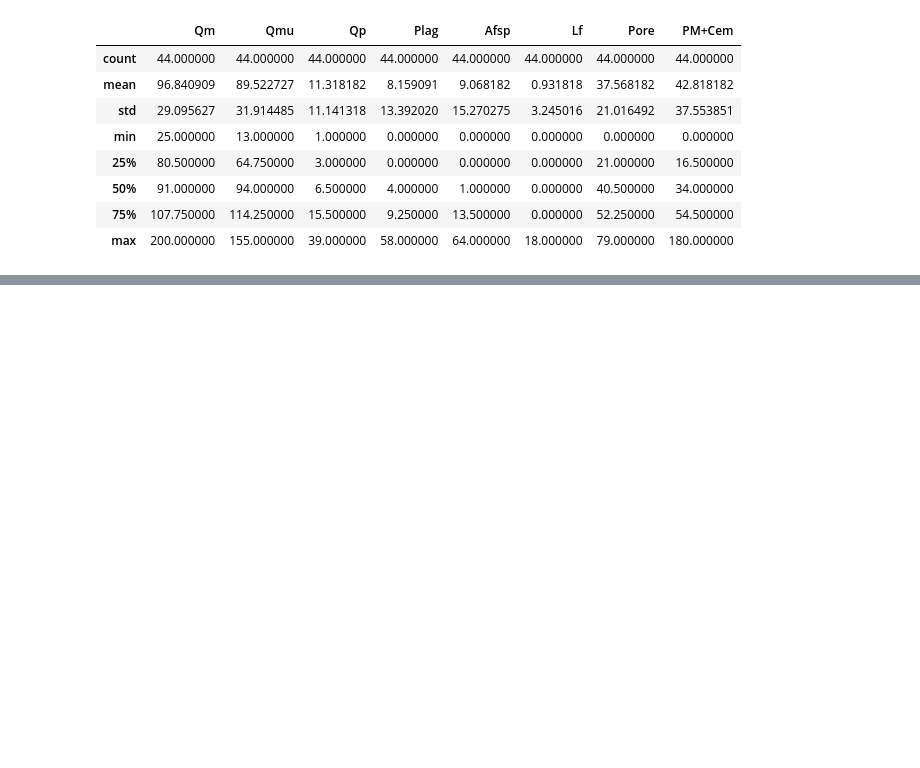
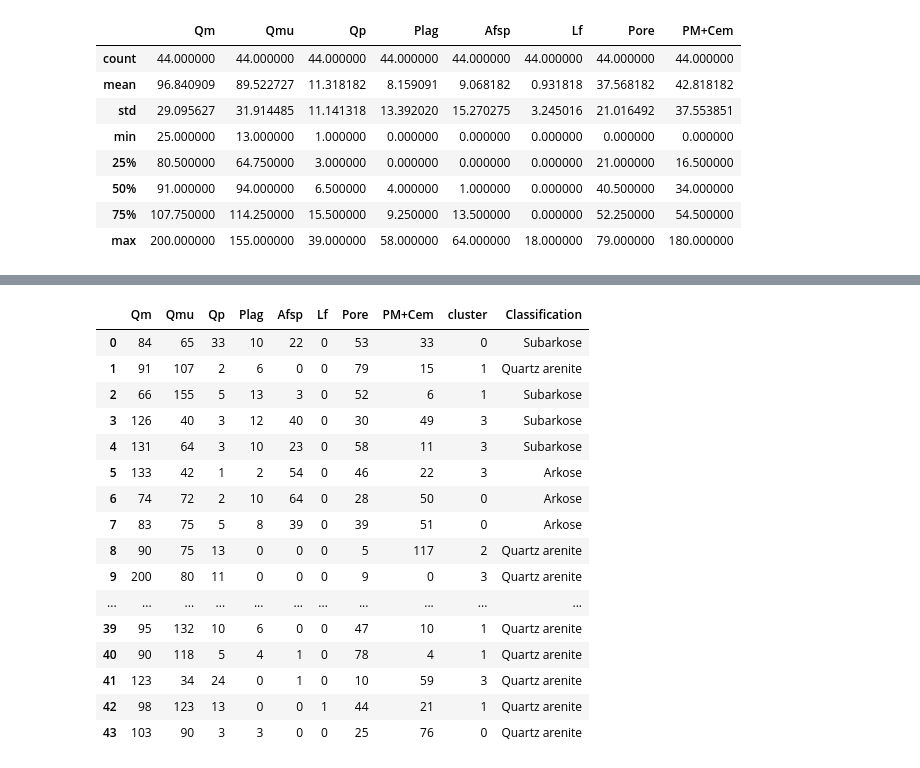
Before and after one commit to ieferreira/geological-menagerie, a Jupyter notebook: SandstoneClasification/00-sandstone-csv.ipynb, the cells around one changed output, grey strips where cells are left out. Drawn from its saved outputs; the diff is of its cells as text; code cells hidden in the pictures; blank space fills up the shorter version.

```diff
--- a/SandstoneClasification/00-sandstone-csv.ipynb
+++ b/SandstoneClasification/00-sandstone-csv.ipynb
@@ -44,0 +94,15 @@ data.describe()
+# %%
+def cluster_dataframe(df, k=4):
+    """Cluster a dataframe using all integer type columns and group them in k clusters"""
+    df = df.copy()
+    df = df.drop(columns=["Classification"])
+    df = df.apply(pd.to_numeric, errors='coerce')
+    df = df.dropna()
+    df = df.astype(int)
+    kmeans = KMeans(n_clusters=k)
+    kmeans.fit(df)
+    df['cluster'] = kmeans.labels_
+    return df
+
+clustered = cluster_dataframe(data, 4)
+clustered
@@ -44,0 +127,22 @@ data.describe()
+# %%
+clustered["Classification"] = data["Classification"]
+# %%
+clustered
+# %% [output]
+|  | Qm | Qmu | Qp | Plag | Afsp | Lf | Pore | PM+Cem | cluster | Classification |
+| 0 | 84 | 65 | 33 | 10 | 22 | 0 | 53 | 33 | 0 | Subarkose |
+| 1 | 91 | 107 | 2 | 6 | 0 | 0 | 79 | 15 | 1 | Quartz arenite |
+| 2 | 66 | 155 | 5 | 13 | 3 | 0 | 52 | 6 | 1 | Subarkose |
+| 3 | 126 | 40 | 3 | 12 | 40 | 0 | 30 | 49 | 3 | Subarkose |
+| 4 | 131 | 64 | 3 | 10 | 23 | 0 | 58 | 11 | 3 | Subarkose |
+| 5 | 133 | 42 | 1 | 2 | 54 | 0 | 46 | 22 | 3 | Arkose |
+| 6 | 74 | 72 | 2 | 10 | 64 | 0 | 28 | 50 | 0 | Arkose |
+| 7 | 83 | 75 | 5 | 8 | 39 | 0 | 39 | 51 | 0 | Arkose |
+| 8 | 90 | 75 | 13 | 0 | 0 | 0 | 5 | 117 | 2 | Quartz arenite |
+| 9 | 200 | 80 | 11 | 0 | 0 | 0 | 9 | 0 | 3 | Quartz arenite |
+| ... | ... | ... | ... | ... | ... | ... | ... | ... | ... | ... |
+| 39 | 95 | 132 | 10 | 6 | 0 | 0 | 47 | 10 | 1 | Quartz arenite |
+| 40 | 90 | 118 | 5 | 4 | 1 | 0 | 78 | 4 | 1 | Quartz arenite |
+| 41 | 123 | 34 | 24 | 0 | 1 | 0 | 10 | 59 | 3 | Quartz arenite |
+| 42 | 98 | 123 | 13 | 0 | 0 | 1 | 44 | 21 | 1 | Quartz arenite |
+| 43 | 103 | 90 | 3 | 3 | 0 | 0 | 25 | 76 | 0 | Quartz arenite |
```
Also changed, not shown: parts of 16 cells of this notebook.
